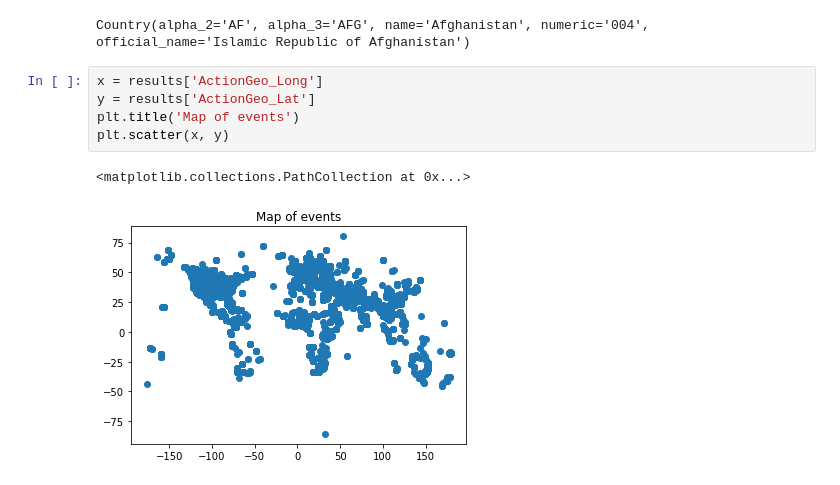
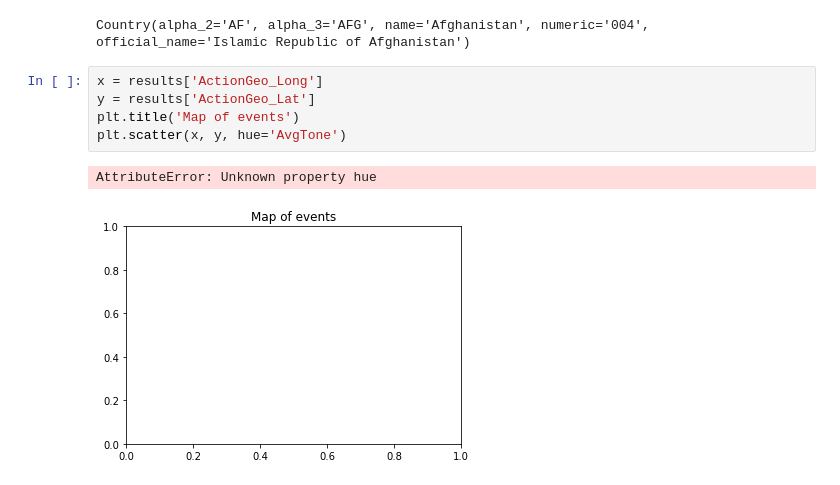
Before and after one commit to mikaelasquirchuk/DAT8SYD, a Jupyter notebook: practice/Practice.ipynb, the cells around one changed output. Cells and saved outputs as stored; diff of their text form.

```diff
--- a/practice/Practice.ipynb
+++ b/practice/Practice.ipynb
@@ -60,8 +60,8 @@ Country(alpha_2='AF', alpha_3='AFG', name='Afghanistan', numeric='004', official
 # %%
 x = results['ActionGeo_Long']
 y = results['ActionGeo_Lat']
 plt.title('Map of events')
-plt.scatter(x, y)
+plt.scatter(x, y, hue='AvgTone')
 # %% [output]
-<matplotlib.collections.PathCollection at 0x...>
+AttributeError: Unknown property hue
-[figure, old version]
+[figure, new version]
```
Also changed, not shown: 3 other files.
